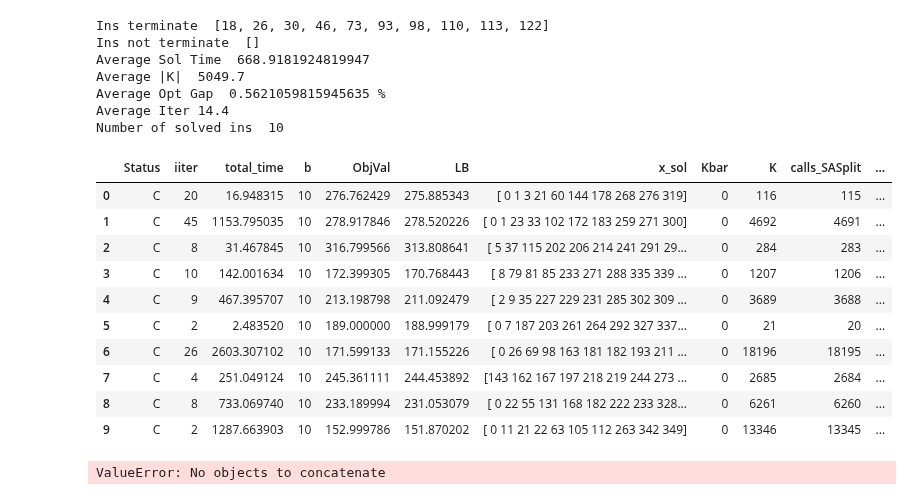
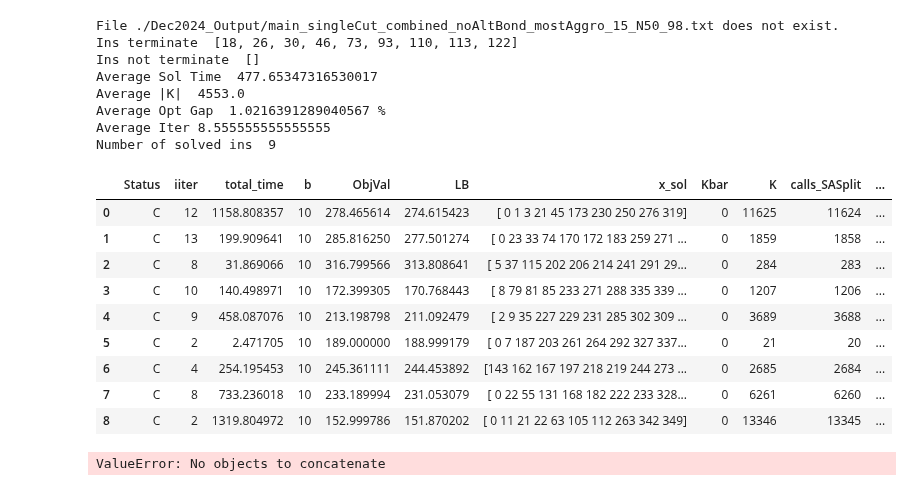
Before and after one commit to diHnguyen/SSPI, a Jupyter notebook: PythonConversion/Dec2024_Output/ProcessOutput.ipynb, the cells around one changed output. Cells and saved outputs as stored; diff of their text form; code cells hidden in the pictures.

```diff
--- a/PythonConversion/Dec2024_Output/ProcessOutput.ipynb
+++ b/PythonConversion/Dec2024_Output/ProcessOutput.ipynb
@@ -53,7 +53,8 @@ ins = [18, 26, 30, 46, 73, 93, 98, 110, 113, 122]
 def processMain(N, ins):
     fileNames = []
     for i in ins: #Desktop/Local Documents/GitHub/Paper5/PythonConversion/Dec2024_Output/main_singleCut_combined_noAltBond_15_N50_93.txt
-        fileNames.append("./Dec2024_Output/main_singleCut_combined_noAltBond_15_N"+str(N)+"_"+str(i)+".txt")
+        fileNames.append("./Dec2024_Output/main_singleCut_combined_noAltBond_mostAggro_15_N"+str(N)+"_"+str(i)+".txt")
+        # Desktop/Local Documents/GitHub/Paper5/PythonConversion/Dec2024_Output/main_singleCut_combined_noAltBond_mostAggro_15_N50_30.txt
         # fileNames.append("./Iter/main_A3_0_15_N"+str(N)+"_"+str(i)+".txt")
     # print(fileNames)
     # Use the next line for finished ins
@@ -91,49 +92,49 @@ def processMain(N, ins):
     ins_not_terminate = list(df_filtered[~df_filtered['Ins'].isin(ins_terminate)]['Ins'])#np.array(df_filtered[(df_filtered['iiter']<df_filtered['max'])&(df_filtered['iiter']!=-1)]['Ins'])
     print("Ins not terminate ", ins_not_terminate)
     df_filtered = df_filtered[df_filtered.Status == "C"]
     # df_filtered = df_filtered[~df_filtered['Ins'].isin(ins_not_terminate)]
     # df_filtered = df_filtered.groupby('Ins').apply(
     #     lambda group: group[group['total_time'] == group['total_time'].max()])
     # df_filtered = df_filtered.reset_index(drop=True)
     df_filtered["OptGap"] = (df_filtered.ObjVal-df_filtered.LB)/df_filtered.ObjVal*100
     print("Average Sol Time ", df_filtered['total_time'].mean())
     print("Average |K| ", df_filtered['K'].mean())
     print("Average Opt Gap ", df_filtered["OptGap"].mean(),"%")
     print("Average Iter", df_filtered["iiter"].mean()+1)
     print("Number of solved ins ", len(df_filtered))
 
 
 
     # print(output)
     # for i in range(5):
     #     output = pd.read_csv(EXP+"_N"+str(N)+"_"+str(i+1)+".txt", sep=";", header=None)
 
     return df_filtered
 
 df_default = processMain(N,ins)
 df_default
 # df_default[(df_default.total_time >= 300) &(df_default.total_time <= 3600)]
 # df_default[(df_default.total_time < 300)]
 # print(list(df_default[(df_default.total_time >= 300) &(df_default.total_time <= 3600)]['Ins']))
 # %% [output]
-Ins terminate  [18, 26, 30, 46, 73, 93, 98, 110, 113, 122]
+File ./Dec2024_Output/main_singleCut_combined_noAltBond_mostAggro_15_N50_98.txt does not exist.
+Ins terminate  [18, 26, 30, 46, 73, 93, 110, 113, 122]
 Ins not terminate  []
-Average Sol Time  668.9181924819947
-Average |K|  5049.7
-Average Opt Gap  0.5621059815945635 %
-Average Iter 14.4
-Number of solved ins  10
+Average Sol Time  477.65347316530017
+Average |K|  4553.0
+Average Opt Gap  1.0216391289040567 %
+Average Iter 8.555555555555555
+Number of solved ins  9
 |  | Status | iiter | total_time | b | ObjVal | LB | x_sol | Kbar | K | calls_SASplit | ... |
-| 0 | C | 20 | 16.948315 | 10 | 276.762429 | 275.885343 | [ 0 1 3 21 60 144 178 268 276 319] | 0 | 116 | 115 | ... |
-| 1 | C | 45 | 1153.795035 | 10 | 278.917846 | 278.520226 | [ 0 1 23 33 102 172 183 259 271 300] | 0 | 4692 | 4691 | ... |
-| 2 | C | 8 | 31.467845 | 10 | 316.799566 | 313.808641 | [ 5 37 115 202 206 214 241 291 29... | 0 | 284 | 283 | ... |
-| 3 | C | 10 | 142.001634 | 10 | 172.399305 | 170.768443 | [ 8 79 81 85 233 271 288 335 339 ... | 0 | 1207 | 1206 | ... |
-| 4 | C | 9 | 467.395707 | 10 | 213.198798 | 211.092479 | [ 2 9 35 227 229 231 285 302 309 ... | 0 | 3689 | 3688 | ... |
-| 5 | C | 2 | 2.483520 | 10 | 189.000000 | 188.999179 | [ 0 7 187 203 261 264 292 327 337... | 0 | 21 | 20 | ... |
-| 6 | C | 26 | 2603.307102 | 10 | 171.599133 | 171.155226 | [ 0 26 69 98 163 181 182 193 211 ... | 0 | 18196 | 18195 | ... |
-| 7 | C | 4 | 251.049124 | 10 | 245.361111 | 244.453892 | [143 162 167 197 218 219 244 273 ... | 0 | 2685 | 2684 | ... |
-| 8 | C | 8 | 733.069740 | 10 | 233.189994 | 231.053079 | [ 0 22 55 131 168 182 222 233 328... | 0 | 6261 | 6260 | ... |
-| 9 | C | 2 | 1287.663903 | 10 | 152.999786 | 151.870202 | [ 0 11 21 22 63 105 112 263 342 349] | 0 | 13346 | 13345 | ... |
+| 0 | C | 12 | 1158.808357 | 10 | 278.465614 | 274.615423 | [ 0 1 3 21 45 173 230 250 276 319] | 0 | 11625 | 11624 | ... |
+| 1 | C | 13 | 199.909641 | 10 | 285.816250 | 277.501274 | [ 0 23 33 74 170 172 183 259 271 ... | 0 | 1859 | 1858 | ... |
+| 2 | C | 8 | 31.869066 | 10 | 316.799566 | 313.808641 | [ 5 37 115 202 206 214 241 291 29... | 0 | 284 | 283 | ... |
+| 3 | C | 10 | 140.498971 | 10 | 172.399305 | 170.768443 | [ 8 79 81 85 233 271 288 335 339 ... | 0 | 1207 | 1206 | ... |
+| 4 | C | 9 | 458.087076 | 10 | 213.198798 | 211.092479 | [ 2 9 35 227 229 231 285 302 309 ... | 0 | 3689 | 3688 | ... |
+| 5 | C | 2 | 2.471705 | 10 | 189.000000 | 188.999179 | [ 0 7 187 203 261 264 292 327 337... | 0 | 21 | 20 | ... |
+| 6 | C | 4 | 254.195453 | 10 | 245.361111 | 244.453892 | [143 162 167 197 218 219 244 273 ... | 0 | 2685 | 2684 | ... |
+| 7 | C | 8 | 733.236018 | 10 | 233.189994 | 231.053079 | [ 0 22 55 131 168 182 222 233 328... | 0 | 6261 | 6260 | ... |
+| 8 | C | 2 | 1319.804972 | 10 | 152.999786 | 151.870202 | [ 0 11 21 22 63 105 112 263 342 349] | 0 | 13346 | 13345 | ... |
 # %%
 import pandas as pd
 import os
```
